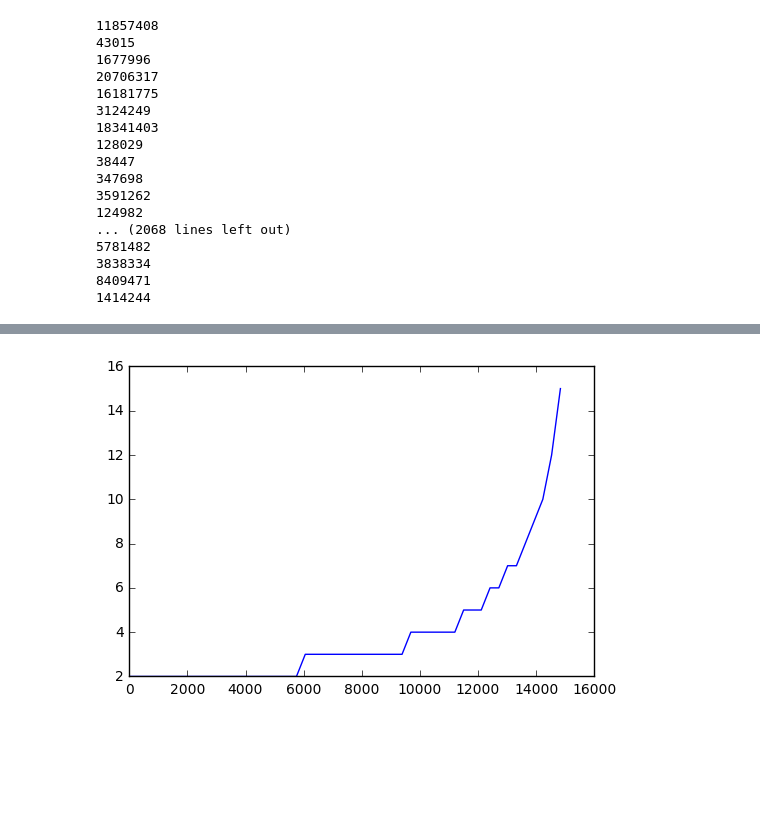
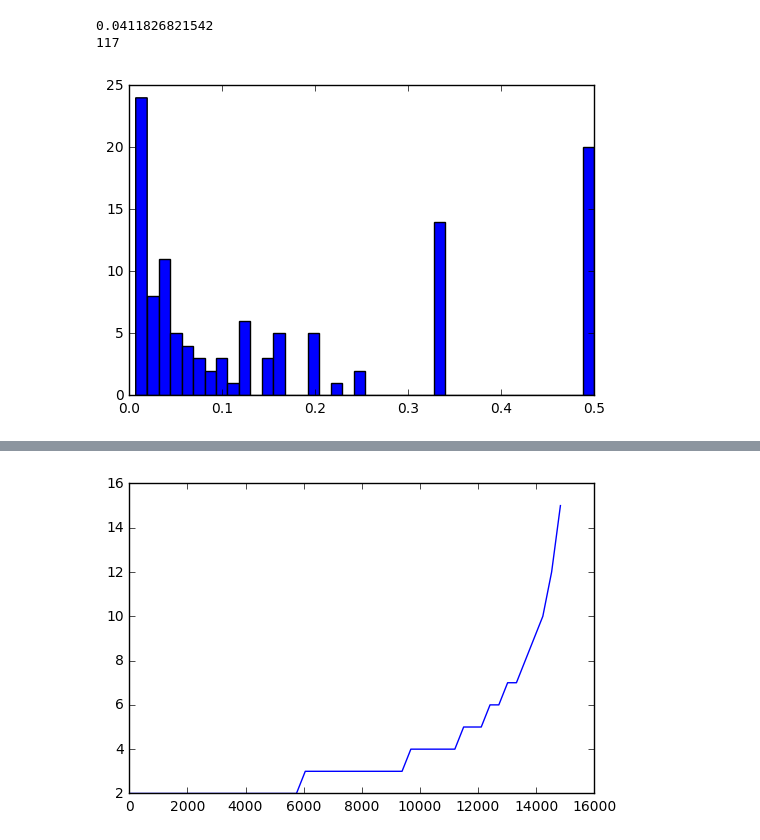
Before and after one commit to rfriel/goodreads_rating_prediction, a Jupyter notebook: scraping/scrape_explore.ipynb, the cells around one changed output, grey strips where cells are left out. Drawn from its saved outputs; the diff is of its cells as text; code cells hidden in the pictures; blank space fills up the shorter version.

```diff
--- a/scraping/scrape_explore.ipynb
+++ b/scraping/scrape_explore.ipynb
@@ -123,24 +190,9 @@ plt.hist(lumpedFractions, bins=50);
-# %%
-#for r in ratings.find():
-#    print r['ratings'].keys()
-
-for b in books.find():
-    print b['bookID']
-# %% [output]
-11857408
-43015
-1677996
-20706317
-16181775
-3124249
-18341403
-128029
-38447
-347698
-3591262
-124982
-... (2068 lines left out)
-5781482
-3838334
-8409471
-1414244
+# %%
+print (lfs>0).mean()
+print (lfs>0).sum()
+lfs2 = lfs[lfs>0]
+plt.hist(lfs2,bins=40);
+# %% [output]
+0.0411826821542
+117
+[figure, added]
```
Also changed, not shown: parts of 21 cells of this notebook, 4 other files.
